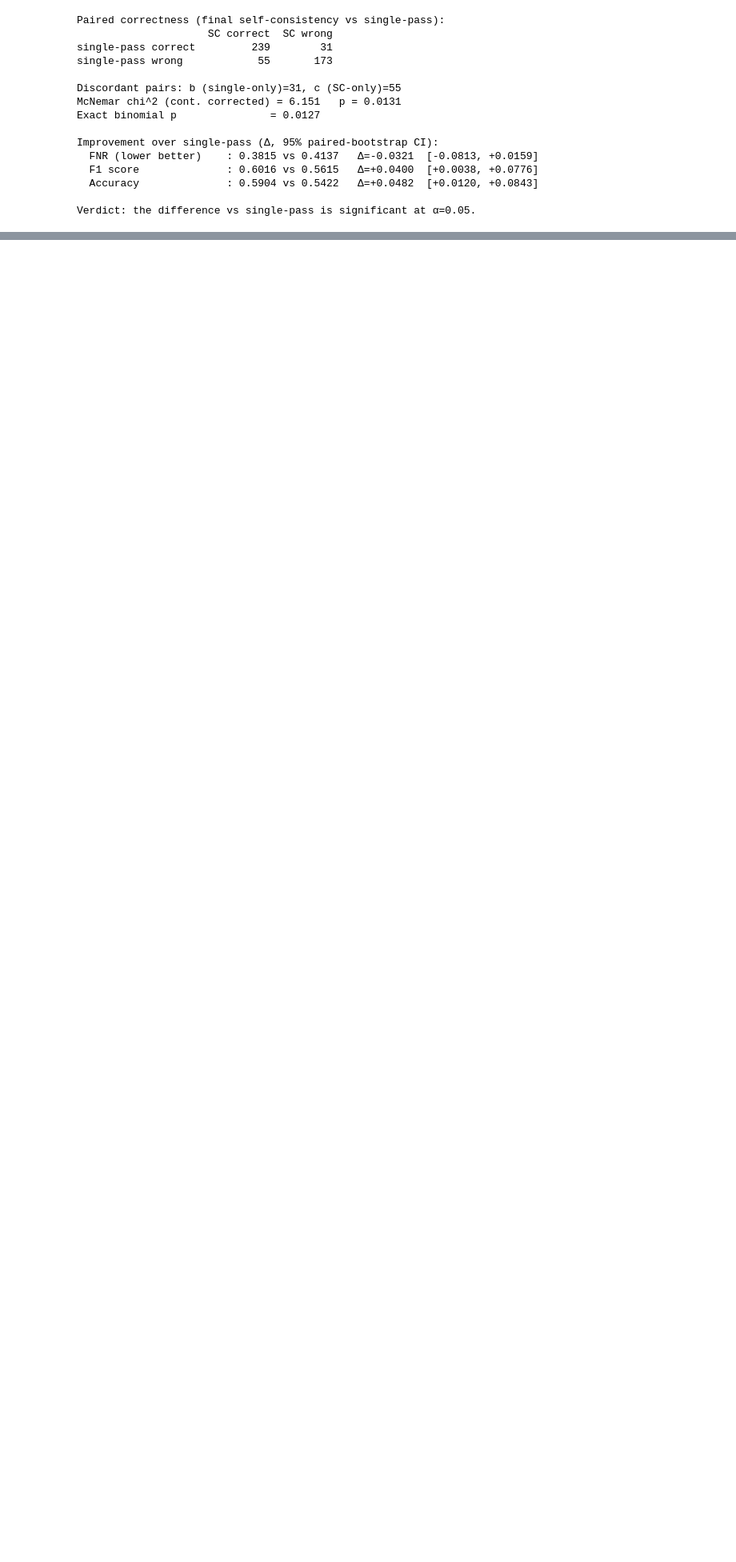
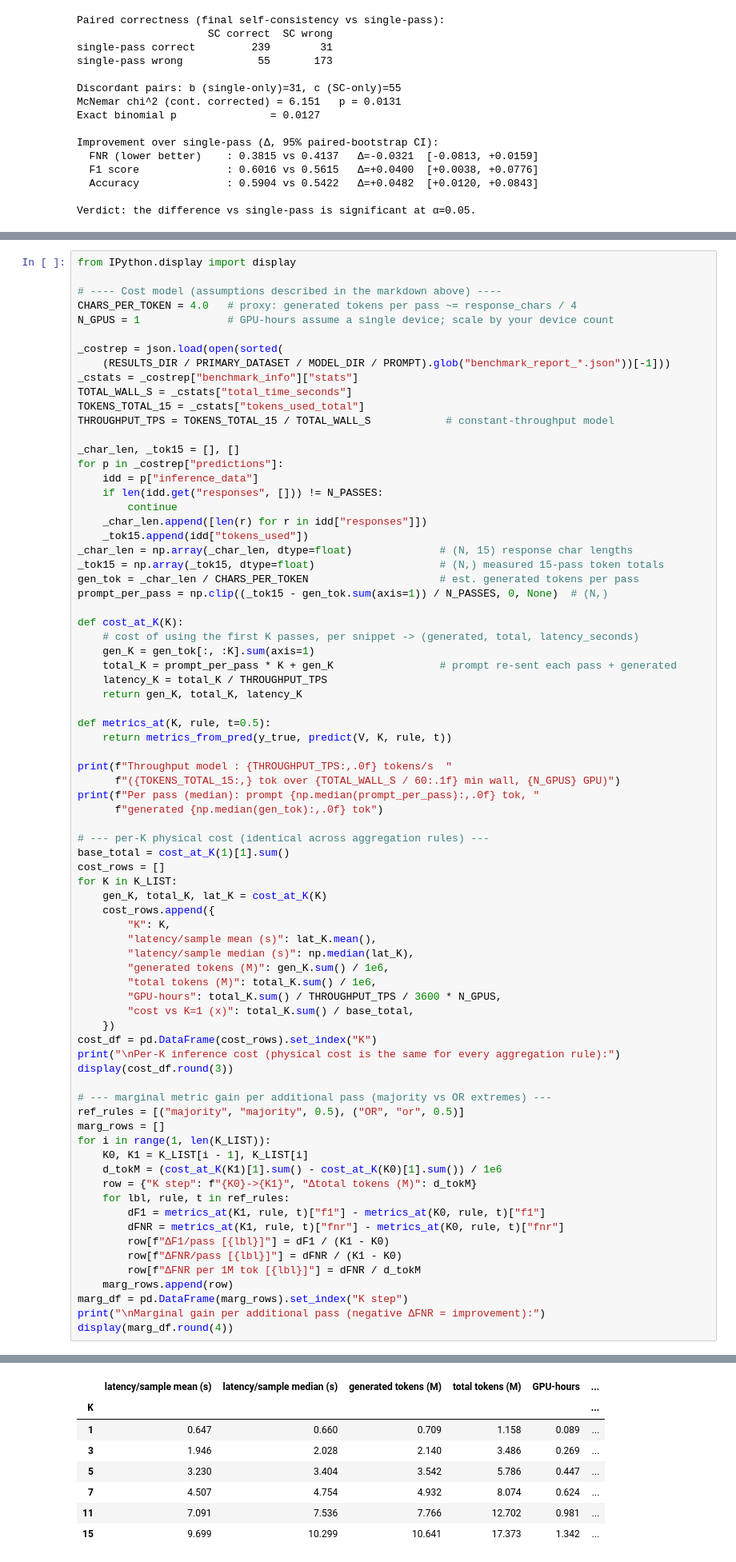
Before and after one commit to vodkar/llm4codesec-framework, a Jupyter notebook: benchmarks/self_consistency_analysis.ipynb, the cells around one changed output, grey strips where cells are left out. Shown at 80% size. Cells and saved outputs as stored; diff of their text form; blank space fills up the shorter version.

```diff
--- a/benchmarks/self_consistency_analysis.ipynb
+++ b/benchmarks/self_consistency_analysis.ipynb
@@ -486,0 +505,77 @@ Verdict: the difference vs single-pass is significant at α=0.05.
+# %%
+from IPython.display import display
+
+# ---- Cost model (assumptions described in the markdown above) ----
+CHARS_PER_TOKEN = 4.0   # proxy: generated tokens per pass ~= response_chars / 4
+N_GPUS = 1              # GPU-hours assume a single device; scale by your device count
+
+_costrep = json.load(open(sorted(
+    (RESULTS_DIR / PRIMARY_DATASET / MODEL_DIR / PROMPT).glob("benchmark_report_*.json"))[-1]))
+_cstats = _costrep["benchmark_info"]["stats"]
+TOTAL_WALL_S = _cstats["total_time_seconds"]
+TOKENS_TOTAL_15 = _cstats["tokens_used_total"]
+THROUGHPUT_TPS = TOKENS_TOTAL_15 / TOTAL_WALL_S            # constant-throughput model
+
+_char_len, _tok15 = [], []
+for p in _costrep["predictions"]:
+    idd = p["inference_data"]
+    if len(idd.get("responses", [])) != N_PASSES:
+        continue
+    _char_len.append([len(r) for r in idd["responses"]])
+    _tok15.append(idd["tokens_used"])
+_char_len = np.array(_char_len, dtype=float)              # (N, 15) response char lengths
+_tok15 = np.array(_tok15, dtype=float)                    # (N,) measured 15-pass token totals
+gen_tok = _char_len / CHARS_PER_TOKEN                     # est. generated tokens per pass
+prompt_per_pass = np.clip((_tok15 - gen_tok.sum(axis=1)) / N_PASSES, 0, None)  # (N,)
+
+def cost_at_K(K):
+    # cost of using the first K passes, per snippet -> (generated, total, latency_seconds)
+    gen_K = gen_tok[:, :K].sum(axis=1)
+    total_K = prompt_per_pass * K + gen_K                 # prompt re-sent each pass + generated
+    latency_K = total_K / THROUGHPUT_TPS
+    return gen_K, total_K, latency_K
+
+def metrics_at(K, rule, t=0.5):
+    return metrics_from_pred(y_true, predict(V, K, rule, t))
+
+print(f"Throughput model : {THROUGHPUT_TPS:,.0f} tokens/s  "
+      f"({TOKENS_TOTAL_15:,} tok over {TOTAL_WALL_S / 60:.1f} min wall, {N_GPUS} GPU)")
+print(f"Per pass (median): prompt {np.median(prompt_per_pass):,.0f} tok, "
+      f"generated {np.median(gen_tok):,.0f} tok")
+
+# --- per-K physical cost (identical across aggregation rules) ---
+base_total = cost_at_K(1)[1].sum()
+cost_rows = []
+for K in K_LIST:
+    gen_K, total_K, lat_K = cost_at_K(K)
+    cost_rows.append({
+        "K": K,
+        "latency/sample mean (s)": lat_K.mean(),
+        "latency/sample median (s)": np.median(lat_K),
+        "generated tokens (M)": gen_K.sum() / 1e6,
+        "total tokens (M)": total_K.sum() / 1e6,
+        "GPU-hours": total_K.sum() / THROUGHPUT_TPS / 3600 * N_GPUS,
+        "cost vs K=1 (x)": total_K.sum() / base_total,
+    })
+cost_df = pd.DataFrame(cost_rows).set_index("K")
+print("\nPer-K inference cost (physical cost is the same for every aggregation rule):")
+display(cost_df.round(3))
+
+# --- marginal metric gain per additional pass (majority vs OR extremes) ---
+ref_rules = [("majority", "majority", 0.5), ("OR", "or", 0.5)]
+marg_rows = []
+for i in range(1, len(K_LIST)):
+    K0, K1 = K_LIST[i - 1], K_LIST[i]
+    d_tokM = (cost_at_K(K1)[1].sum() - cost_at_K(K0)[1].sum()) / 1e6
+    row = {"K step": f"{K0}->{K1}", "Δtotal tokens (M)": d_tokM}
+    for lbl, rule, t in ref_rules:
+        dF1 = metrics_at(K1, rule, t)["f1"] - metrics_at(K0, rule, t)["f1"]
+        dFNR = metrics_at(K1, rule, t)["fnr"] - metrics_at(K0, rule, t)["fnr"]
+        row[f"ΔF1/pass [{lbl}]"] = dF1 / (K1 - K0)
+        row[f"ΔFNR/pass [{lbl}]"] = dFNR / (K1 - K0)
+        row[f"ΔFNR per 1M tok [{lbl}]"] = dFNR / d_tokM
+    marg_rows.append(row)
+marg_df = pd.DataFrame(marg_rows).set_index("K step")
+print("\nMarginal gain per additional pass (negative ΔFNR = improvement):")
+display(marg_df.round(4))
+# %% [output]
@@ -486,0 +586,8 @@ Verdict: the difference vs single-pass is significant at α=0.05.
+|  | latency/sample mean (s) | latency/sample median (s) | generated tokens (M) | total tokens (M) | GPU-hours | ... |
+| K |  |  |  |  |  | ... |
+| 1 | 0.647 | 0.660 | 0.709 | 1.158 | 0.089 | ... |
+| 3 | 1.946 | 2.028 | 2.140 | 3.486 | 0.269 | ... |
+| 5 | 3.230 | 3.404 | 3.542 | 5.786 | 0.447 | ... |
+| 7 | 4.507 | 4.754 | 4.932 | 8.074 | 0.624 | ... |
+| 11 | 7.091 | 7.536 | 7.766 | 12.702 | 0.981 | ... |
+| 15 | 9.699 | 10.299 | 10.641 | 17.373 | 1.342 | ... |
```
Also changed, not shown: parts of 5 cells of this notebook.
